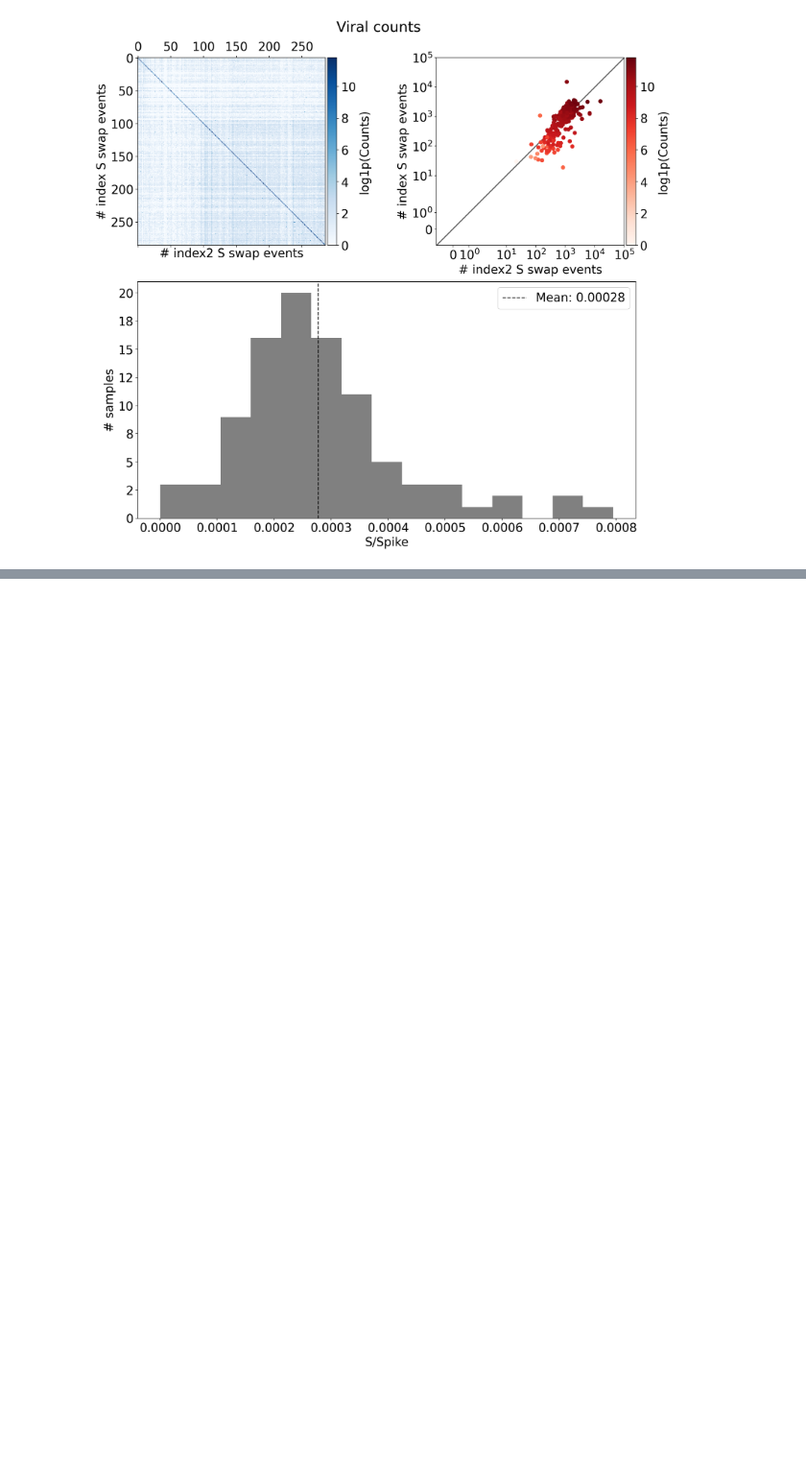
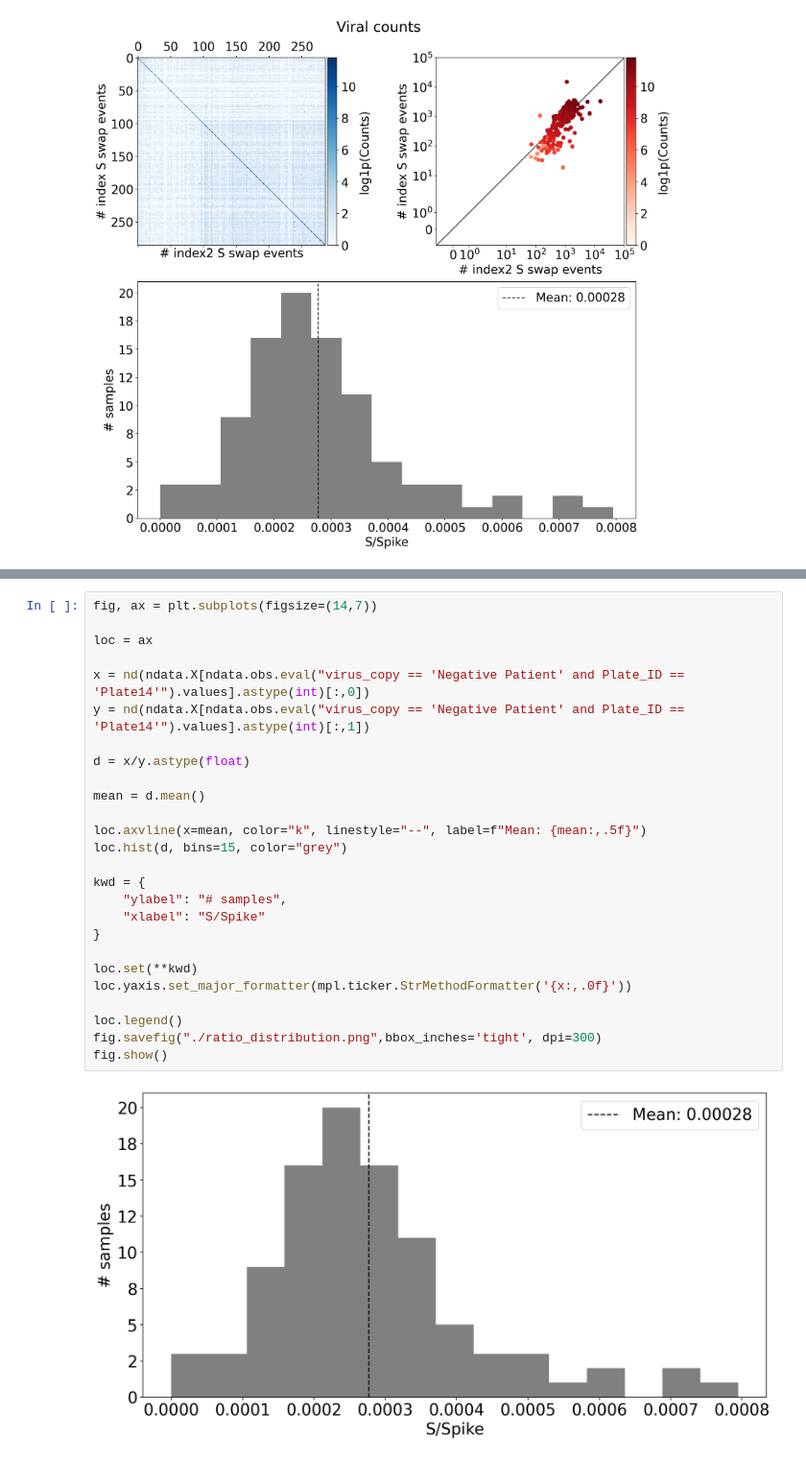
Before and after one commit to joshsbloom/swabseq, a Jupyter notebook: kb/notebooks/barcode_swapping.ipynb, the cells around one changed output, grey strips where cells are left out. Shown at 96% size. Cells and saved outputs as stored; diff of their text form; blank space fills up the shorter version.

```diff
--- a/kb/notebooks/barcode_swapping.ipynb
+++ b/kb/notebooks/barcode_swapping.ipynb
@@ -1224,0 +1295,28 @@ fig.show()
+# %%
+fig, ax = plt.subplots(figsize=(14,7))
+
+loc = ax
+
+x = nd(ndata.X[ndata.obs.eval("virus_copy == 'Negative Patient' and Plate_ID == 'Plate14'").values].astype(int)[:,0])
+y = nd(ndata.X[ndata.obs.eval("virus_copy == 'Negative Patient' and Plate_ID == 'Plate14'").values].astype(int)[:,1])
+
+d = x/y.astype(float)
+
+mean = d.mean()
+
+loc.axvline(x=mean, color="k", linestyle="--", label=f"Mean: {mean:,.5f}")
+loc.hist(d, bins=15, color="grey")
+
+kwd = {
+    "ylabel": "# samples",
+    "xlabel": "S/Spike"
+}
+
+loc.set(**kwd)
+loc.yaxis.set_major_formatter(mpl.ticker.StrMethodFormatter('{x:,.0f}'))
+
+loc.legend()
+fig.savefig("./ratio_distribution.png",bbox_inches='tight', dpi=300)
+fig.show()
+# %% [output]
+[figure, added]
```
Also changed, not shown: parts of 3 cells of this notebook.
